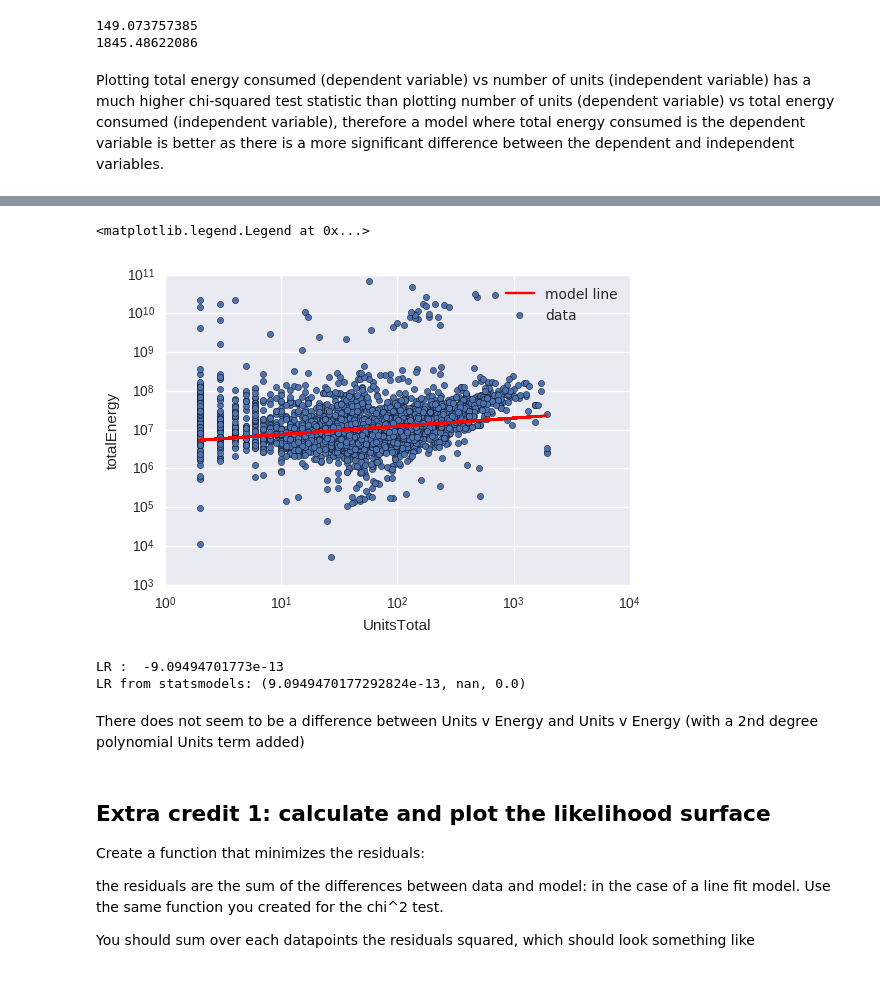
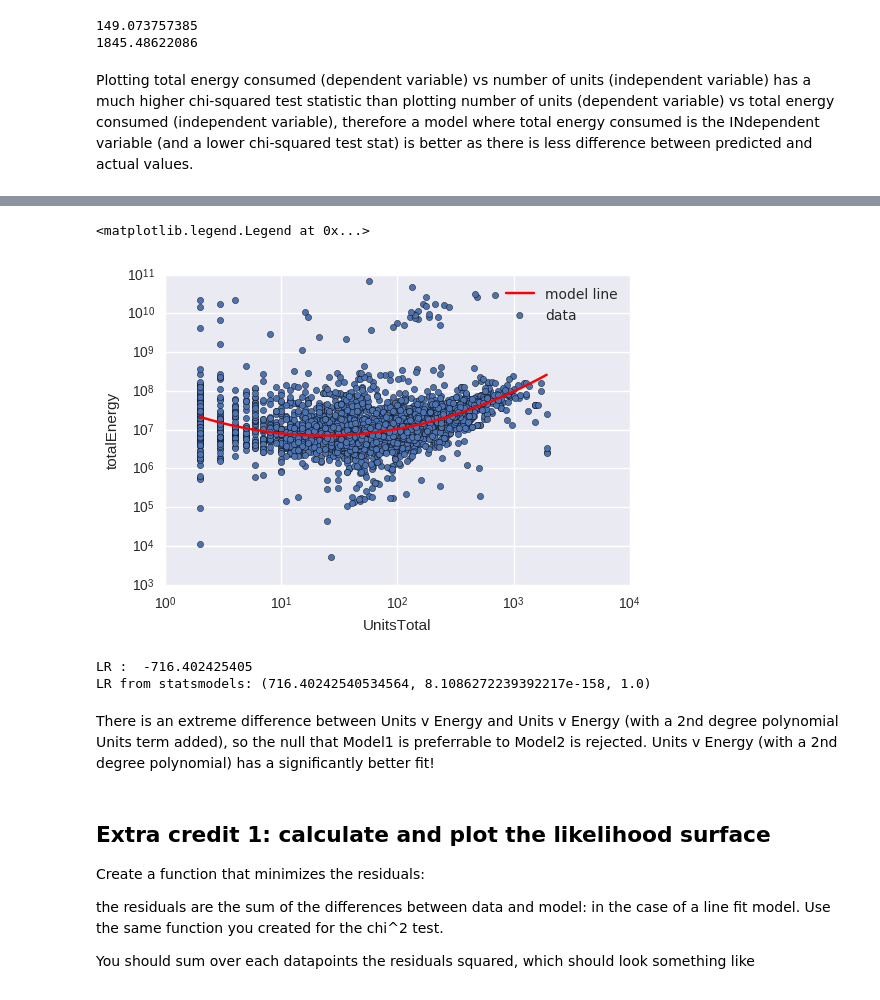
Before and after one commit to gperrin12/PUI2016_gtp232, a Jupyter notebook: HW6_gtp232/building_nrg_instructions_gtp232.ipynb, the cells around one changed output, grey strips where cells are left out. Saved outputs shown, nothing was run; the diff lists cells and outputs as text; code cells hidden in the pictures.

```diff
--- a/HW6_gtp232/building_nrg_instructions_gtp232.ipynb
+++ b/HW6_gtp232/building_nrg_instructions_gtp232.ipynb
@@ -492,10 +492,11 @@ print(bblnrgdata_cut['chi_sq_linmodel_2_i'].sum())
 149.073757385
 1845.48622086
 # %% [markdown]
-Plotting total energy consumed (dependent variable) vs number of units (independent variable) has a much higher chi-squared test statistic than plotting number of units (dependent variable) vs total energy consumed (independent variable), therefore a model where total energy consumed is the dependent variable is better as there is a more significant difference between the dependent and independent variables.
+Plotting total energy consumed (dependent variable) vs number of units (independent variable) has a much higher chi-squared test statistic than plotting number of units (dependent variable) vs total energy consumed (independent variable), therefore a model where total energy consumed is the INdependent variable (and a lower chi-squared test stat) is better as there is less difference between predicted and actual values.
 # %%
 ##4. Fit a 2nd degree polynomial to units v energy
 bblnrgdata_cut['UnitsTotal_2'] = bblnrgdata_cut['UnitsTotal'] ** 2
+bblnrgdata_cut['UnitsTotal_2_log'] = bblnrgdata_cut['UnitsTotal_log10'] ** 2
 bblnrgdata_cut.head()
 # %% [output]
 |  | BBL | BldgArea | UnitsRes | UnitsTotal | Borough | GHG_Emissions | Site_EUI | Floor_area | water_amt | ... |
@@ -505,26 +506,29 @@ bblnrgdata_cut.head()
 | 3 | 1.008830e+09 | 98359 | 107 | 108 | Manhattan | 723.8 | 96.5 | 98359 | NaN | ... |
 | 4 | 1.008570e+09 | 140000 | 134 | 138 | Manhattan | 456.2 | 36.4 | 154000 | 32.92 | ... |
 # %%
-linmodel_3 = smf.ols(formula = 'np.log10(totalEnergy) ~ np.log10(UnitsTotal) + np.log10(UnitsTotal_2)',
-                     data=bblnrgdata_cut).fit()
+linmodel_2nd_order = smf.ols(formula = 'totalEnergy_log10 ~ UnitsTotal_log10 + (UnitsTotal_2_log)',
+                            data = bblnrgdata_cut).fit()
 
 
 ax = bblnrgdata_cut.plot(x = 'UnitsTotal', y = 'totalEnergy', kind = 'scatter', loglog=True, label='data')
-ax.plot(bblnrgdata_cut['UnitsTotal'], 10**(linmodel_3.predict()), c='r', label='model line')
+UnitsTotal_plot_range = np.linspace(bblnrgdata_cut.UnitsTotal_log10.min(), bblnrgdata_cut.UnitsTotal_log10.max(), 1000)
+UnitsTotal_2_plot_range = UnitsTotal_plot_range**2
+UnitsTotal_predicted = 10**(linmodel_2nd_order.predict({'UnitsTotal_log10':UnitsTotal_plot_range, 'UnitsTotal_2_log': UnitsTotal_2_plot_range}))
+ax.plot(10**UnitsTotal_plot_range, UnitsTotal_predicted, c='r', label='model line')
 ax.legend()
 # %% [output]
 <matplotlib.legend.Legend at 0x...>
-[figure, old version]
+[figure, new version]
 # %%
 ##5. Compare Units v Energy (#1) with Units v Energy (2nd order) (#4) with Likelihood ratio test
 
-print ("LR : ", -2 * (-linmodel.llf - (-linmodel_3.llf)))
-print ("LR from statsmodels:", linmodel_3.compare_lr_test(linmodel))
+print ("LR : ", -2 * (-linmodel.llf - (-linmodel_2nd_order.llf)))
+print ("LR from statsmodels:", linmodel_2nd_order.compare_lr_test(linmodel))
 # %% [output]
-LR :  -9.09494701773e-13
-LR from statsmodels: (9.0949470177292824e-13, nan, 0.0)
+LR :  -716.402425405
+LR from statsmodels: (716.40242540534564, 8.1086272239392217e-158, 1.0)
 # %% [markdown]
-There does not seem to be a difference between Units v Energy and Units v Energy (with a 2nd degree polynomial Units term added)
+There is an extreme difference between Units v Energy and Units v Energy (with a 2nd degree polynomial Units term added), so the null that Model1 is preferrable to Model2 is rejected. Units v Energy (with a 2nd degree polynomial) has a significantly better fit!
 # %% [markdown]
 ## Extra credit 1: calculate and plot the likelihood surface
 Create a function that minimizes the residuals:
```
